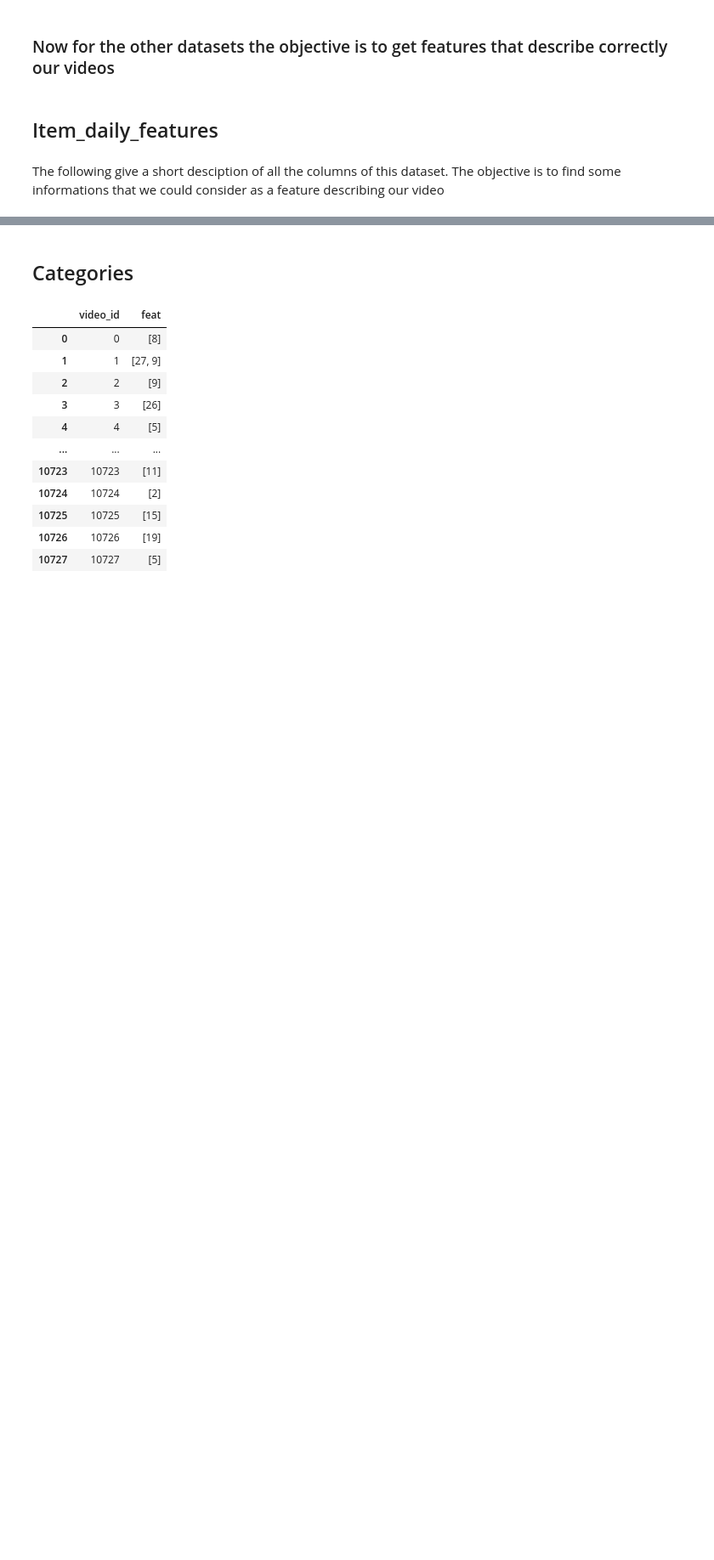
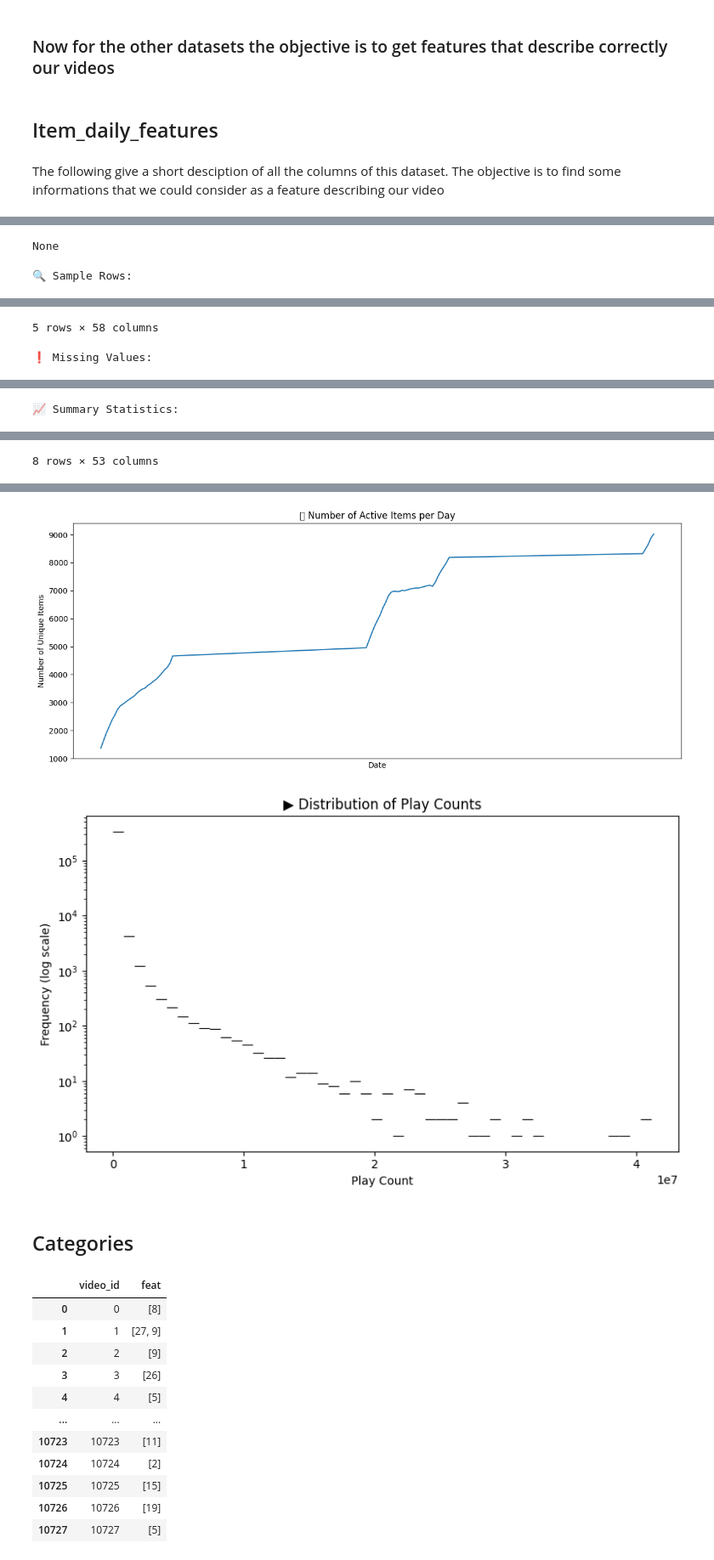
Before and after one commit to Akilson/FinalProject_2025_Baptiste_ARNOLD, a Jupyter notebook: Final_Report.ipynb, the cells around one changed output, grey strips where cells are left out. Shown at 85% size. Cells and saved outputs as stored; diff of their text form; code cells hidden in the pictures; blank space fills up the shorter version.

```diff
--- a/Final_Report.ipynb
+++ b/Final_Report.ipynb
@@ -467,2 +467,53 @@ The following give a short desciption of all the columns of this dataset. The ob
 # %%
-# Data analysis of item_daily_features
+# Basic info
+print("📌 Dataset Info:")
+display(item_daily_features.info())
+
+# Preview the data
+print("\n🔍 Sample Rows:")
+display(item_daily_features.head())
+
+# Check for missing values
+print("\n❗ Missing Values:")
+display(item_daily_features.isnull().sum())
+
+# Summary statistics
+print("\n📈 Summary Statistics:")
+display(item_daily_features.describe())
+
+# Unique items and dates
+print(f"\n🧾 Unique items: {item_daily_features['video_id'].nunique()}")
+print(f"📅 Date range: {item_daily_features['date'].min()} to {item_daily_features['date'].max()}")
+
+# Convert 'date' column to datetime if it's not already
+if not pd.api.types.is_datetime64_any_dtype(item_daily_features['date']):
+    item_daily_features['date'] = pd.to_datetime(item_daily_features['date'])
+
+# Plot: Number of active items over time
+plt.figure(figsize=(12, 5))
+item_counts = item_daily_features.groupby('date')['video_id'].nunique()
+sns.lineplot(data=item_counts)
+plt.title("🗓️ Number of Active Items per Day")
+plt.xlabel("Date")
+plt.ylabel("Number of Unique Items")
+plt.tight_layout()
+plt.show()
+
+# # Optional: Heatmap of correlation between features
+# numeric_cols = item_daily_features.select_dtypes(include='number').columns
+# plt.figure(figsize=(10, 8))
+# sns.heatmap(item_daily_features[numeric_cols].corr(), annot=True, fmt=".2f", cmap='coolwarm')
+# plt.title("🔗 Correlation Matrix (Numerical Features)")
+# plt.tight_layout()
+# plt.show()
+
+# Distribution of a selected metric (e.g., play_count if available)
+if 'play_cnt' in item_daily_features.columns:
+    plt.figure(figsize=(8, 5))
+    sns.histplot(item_daily_features['play_cnt'], bins=50, log_scale=(False, True))
+    plt.title("▶️ Distribution of Play Counts")
+    plt.xlabel("Play Count")
+    plt.ylabel("Frequency (log scale)")
+    plt.tight_layout()
+    plt.show()
+# %% [output]
@@ -468,0 +537,2 @@ The following give a short desciption of all the columns of this dataset. The ob
+None
+🔍 Sample Rows:
@@ -468,0 +545,2 @@ The following give a short desciption of all the columns of this dataset. The ob
+5 rows × 58 columns
+❗ Missing Values:
@@ -468,0 +564 @@ The following give a short desciption of all the columns of this dataset. The ob
+📈 Summary Statistics:
@@ -468,0 +574 @@ The following give a short desciption of all the columns of this dataset. The ob
+8 rows × 53 columns
@@ -469,3 +577,5 @@ The following give a short desciption of all the columns of this dataset. The ob
+[figure, added]
+[figure, added]
 # %% [markdown]
 ## Categories
 # %%
```
Also changed, not shown: parts of 2 cells of this notebook.
